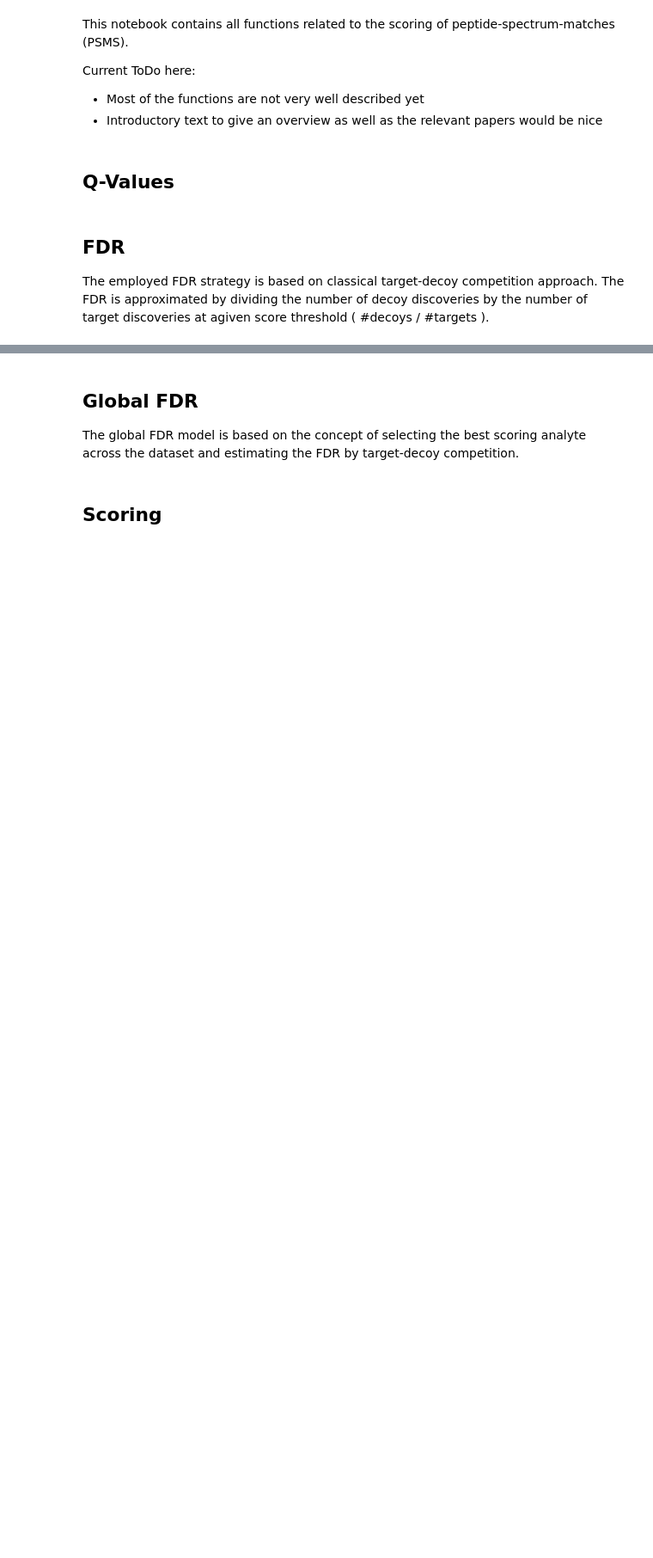
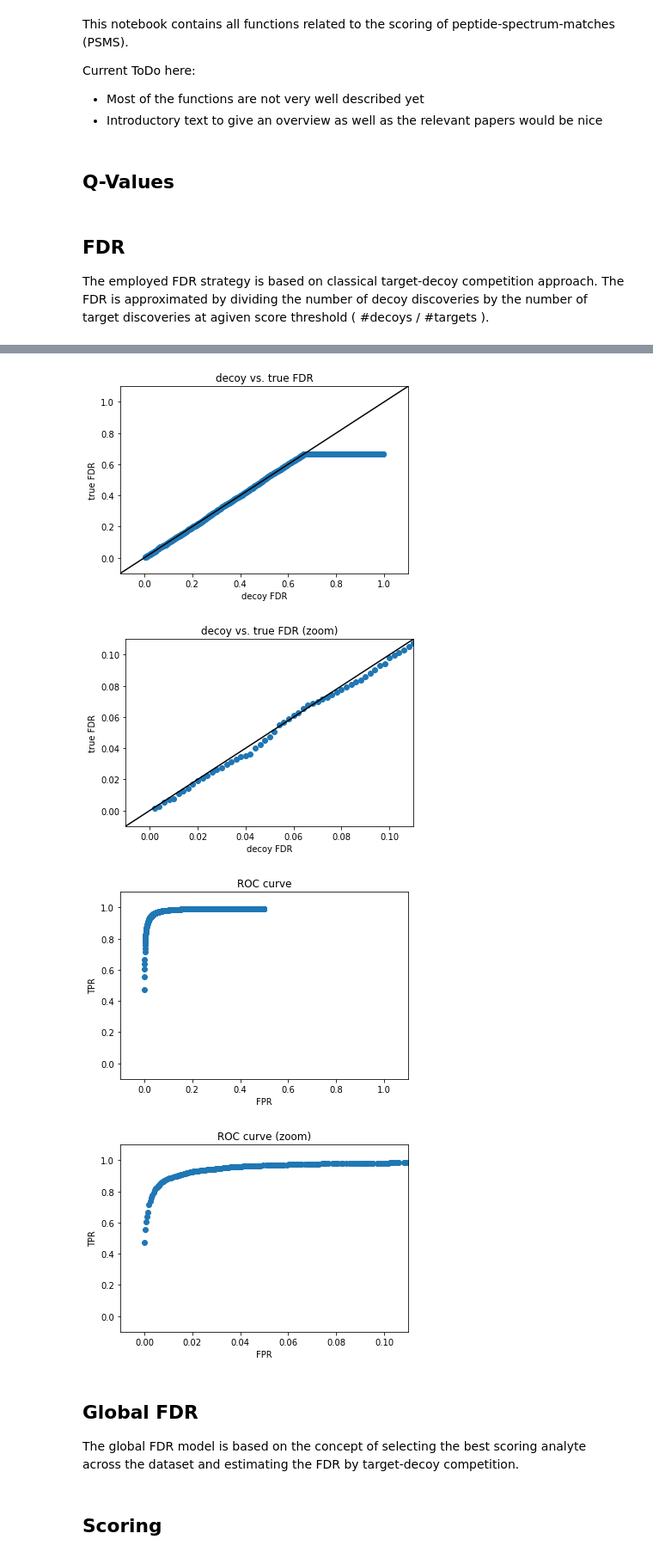
Before and after one commit to MannLabs/alphapept, a Jupyter notebook: 06_score.ipynb, the cells around one changed output, grey strips where cells are left out. Shown at 86% size. Saved outputs shown, nothing was run; the diff lists cells and outputs as text; code cells hidden in the pictures; blank space fills up the shorter version.

```diff
--- a/06_score.ipynb
+++ b/06_score.ipynb
@@ -153,3 +303,12 @@ def cut_fdr(df, fdr_level=0.01, plot=True, verbose=True):
+# %%
+# hide
+cval_, cutoff_ = cut_fdr(stats_competition, fdr_level=100, plot=False, verbose=False)
+res = get_simulated_stat_rates(cutoff_, TDcompetition = True, true_targets = TT, false_targets = FT)
+# %% [output]
+[figure, added]
+[figure, added]
+[figure, added]
+[figure, added]
 # %% [markdown]
 ## Global FDR
 
```
Also changed, not shown: parts of 11 cells of this notebook, 1 other file.
